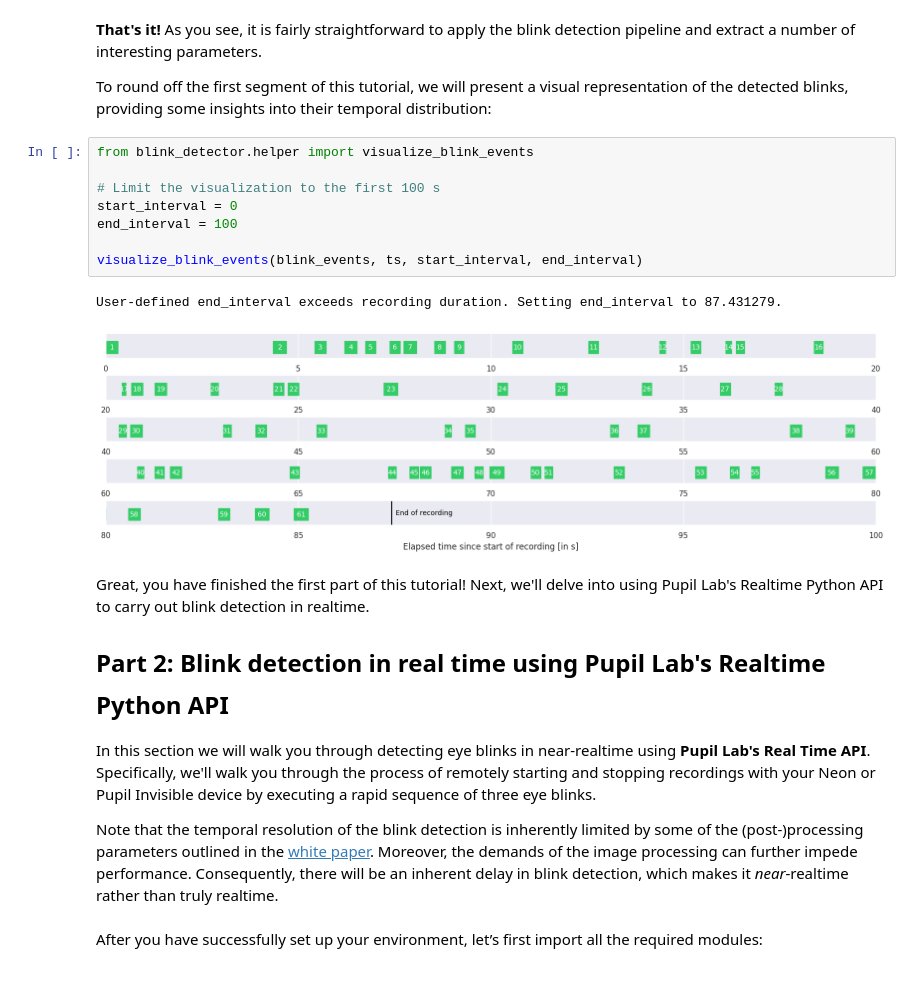
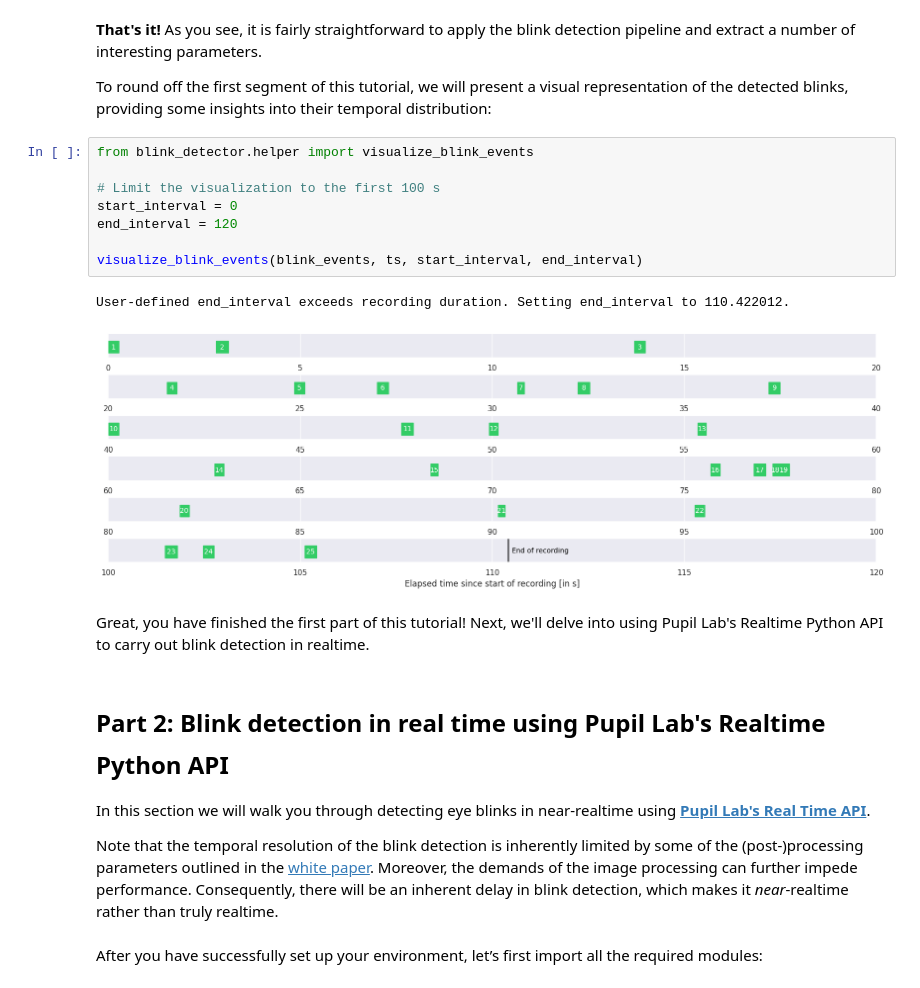
Before and after one commit to pupil-labs/real-time-blink-detection, a Jupyter notebook: blink_detection.ipynb, the cells around one changed output. Saved outputs shown, nothing was run; the diff lists cells and outputs as text.

```diff
--- a/blink_detection.ipynb
+++ b/blink_detection.ipynb
@@ -53,20 +53,20 @@ To round off the first segment of this tutorial, we will present a visual repres
 # %%
 from blink_detector.helper import visualize_blink_events
 
 # Limit the visualization to the first 100 s
 start_interval = 0
-end_interval = 100
+end_interval = 120
 
 visualize_blink_events(blink_events, ts, start_interval, end_interval)
 # %% [output]
-User-defined end_interval exceeds recording duration. Setting end_interval to 87.431279.
+User-defined end_interval exceeds recording duration. Setting end_interval to 110.422012.
-[figure, old version]
+[figure, new version]
+# %% [markdown]
+Great, you have finished the first part of this tutorial! Next, we'll delve into using Pupil Lab's Realtime Python API to carry out blink detection in realtime.
 # %% [markdown]
-Great, you have finished the first part of this tutorial! Next, we'll delve into using Pupil Lab's Realtime Python API to carry out blink detection in realtime.
-
 # <font size=5> **Part 2:** Blink detection in real time using Pupil Lab's Realtime Python API</font>
 
-In this section we will walk you through detecting eye blinks in near-realtime using <b>Pupil Lab's Real Time API</b>. Specifically, we'll walk you through the process of remotely starting and stopping recordings with your Neon or Pupil Invisible device by executing a rapid sequence of three eye blinks.<br>
+In this section we will walk you through detecting eye blinks in near-realtime using <A HREF="https://pupil-labs-realtime-api.readthedocs.io/en/stable/"><b>Pupil Lab's Real Time API</b></A>.
 
 Note that the temporal resolution of the blink detection is inherently limited by some of the (post-)processing parameters outlined in the [white paper](https://docs.google.com/document/d/1JLBhC7fmBr6BR59IT3cWgYyqiaM8HLpFxv5KImrN-qE/export?format=pdf). Moreover, the demands of the image processing can further impede performance. Consequently, there will be an inherent delay in blink detection, which makes it *near*-realtime rather than truly realtime.
 # %% [markdown]
```
Also changed, not shown: parts of 2 cells of this notebook.
